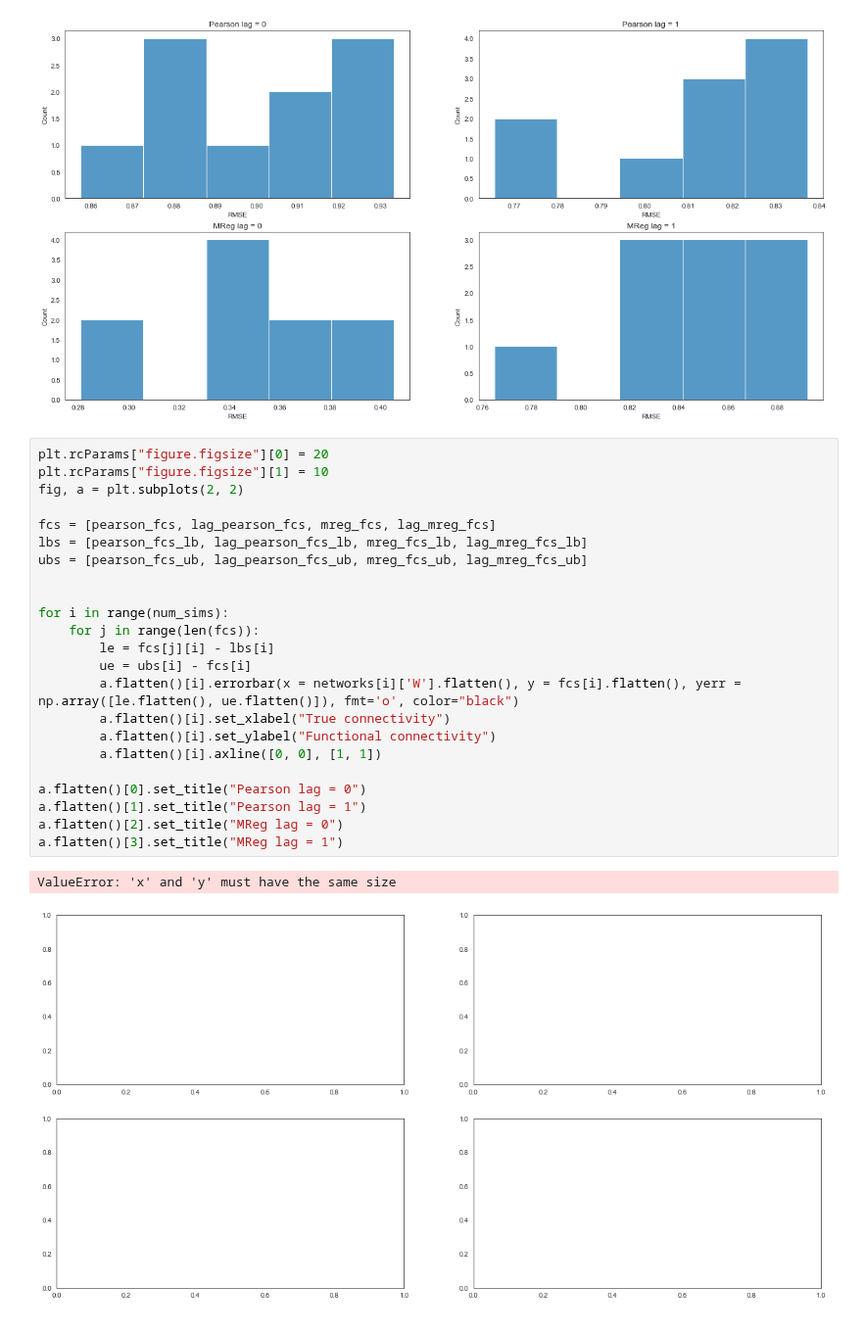
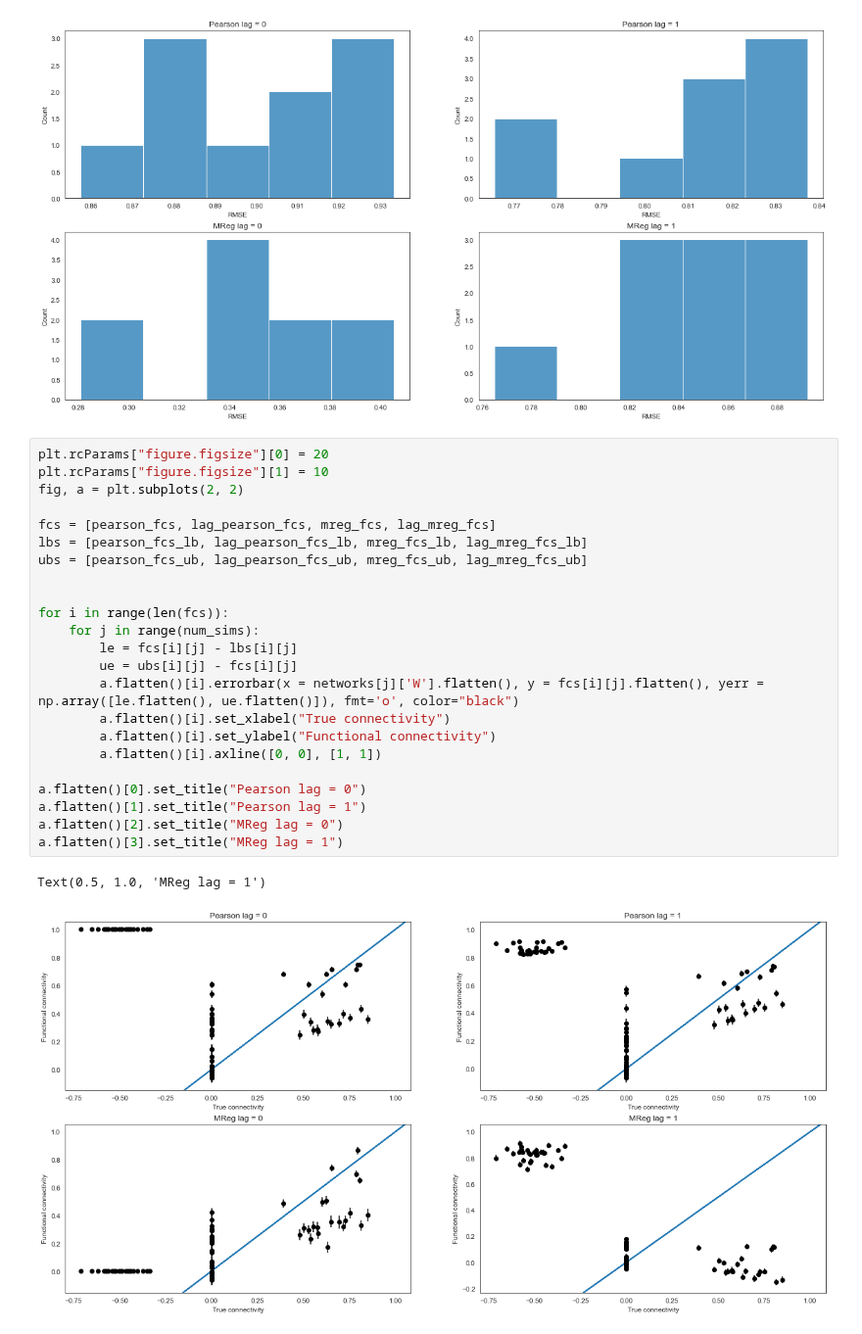
Before and after one commit to zenkavi/NeuralMassModels, a Jupyter notebook: notebooks/simulations/NB0_True_vs_functional_connectivity.ipynb, the cells around one changed output. Shown at 98% size. Drawn from its saved outputs; the diff is of its cells as text.

Commit message:
fixed summary figure

```diff
--- a/notebooks/simulations/NB0_True_vs_functional_connectivity.ipynb
+++ b/notebooks/simulations/NB0_True_vs_functional_connectivity.ipynb
@@ -120,26 +120,26 @@ Text(0.5, 1.0, 'MReg lag = 1')
 # %%
 plt.rcParams["figure.figsize"][0] = 20
 plt.rcParams["figure.figsize"][1] = 10
 fig, a = plt.subplots(2, 2)
 
 fcs = [pearson_fcs, lag_pearson_fcs, mreg_fcs, lag_mreg_fcs]
 lbs = [pearson_fcs_lb, lag_pearson_fcs_lb, mreg_fcs_lb, lag_mreg_fcs_lb]
 ubs = [pearson_fcs_ub, lag_pearson_fcs_ub, mreg_fcs_ub, lag_mreg_fcs_ub]
 
 
-for i in range(num_sims):
-    for j in range(len(fcs)):
-        le = fcs[j][i] - lbs[i]
-        ue = ubs[i] - fcs[i]
-        a.flatten()[i].errorbar(x = networks[i]['W'].flatten(), y = fcs[i].flatten(), yerr = np.array([le.flatten(), ue.flatten()]), fmt='o', color="black")
+for i in range(len(fcs)):
+    for j in range(num_sims):
+        le = fcs[i][j] - lbs[i][j]
+        ue = ubs[i][j] - fcs[i][j]
+        a.flatten()[i].errorbar(x = networks[j]['W'].flatten(), y = fcs[i][j].flatten(), yerr = np.array([le.flatten(), ue.flatten()]), fmt='o', color="black")
         a.flatten()[i].set_xlabel("True connectivity")
         a.flatten()[i].set_ylabel("Functional connectivity")
         a.flatten()[i].axline([0, 0], [1, 1])
 
 a.flatten()[0].set_title("Pearson lag = 0")
 a.flatten()[1].set_title("Pearson lag = 1")
 a.flatten()[2].set_title("MReg lag = 0")
 a.flatten()[3].set_title("MReg lag = 1")
 # %% [output]
-ValueError: 'x' and 'y' must have the same size
+Text(0.5, 1.0, 'MReg lag = 1')
-[figure, old version]
+[figure, new version]
```
Also changed, not shown: parts of 2 cells of this notebook.
